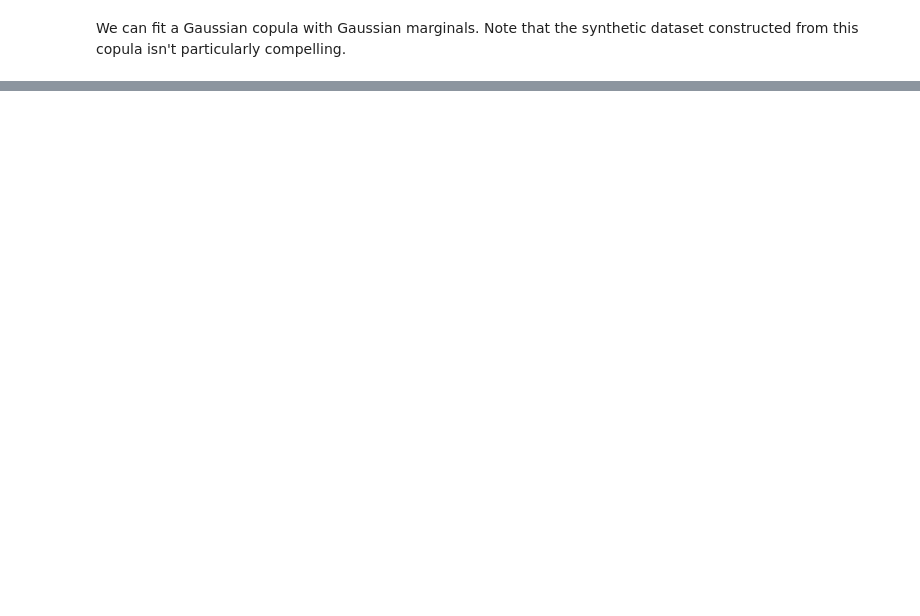
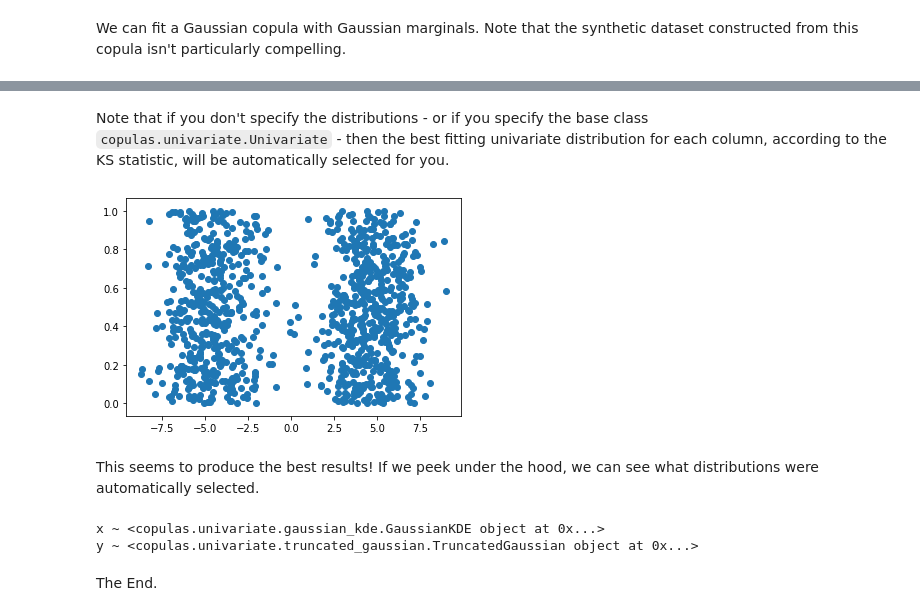
Before and after one commit to sdv-dev/Copulas, a Jupyter notebook: examples/2_gaussian_copula.ipynb, the cells around one changed output, grey strips where cells are left out. Drawn from its saved outputs; the diff is of its cells as text; code cells hidden in the pictures; blank space fills up the shorter version.

```diff
--- a/examples/2_gaussian_copula.ipynb
+++ b/examples/2_gaussian_copula.ipynb
@@ -37,0 +41,19 @@ plt.scatter(synthetic["x"], synthetic["y"]);
+# %% [markdown]
+Note that if you don't specify the distributions - or if you specify the base class `copulas.univariate.Univariate` - then the best fitting univariate distribution for each column, according to the KS statistic, will be automatically selected for you.
+# %%
+model = GaussianMultivariate()
+model.fit(dataset)
+synthetic = model.sample(1000)
+plt.scatter(synthetic["x"], synthetic["y"]);
+# %% [output]
+[figure, added]
+# %% [markdown]
+This seems to produce the best results! If we peek under the hood, we can see what distributions were automatically selected.
+# %%
+for key, value in model.distribs.items():
+    print(key, "~", value._instance)
+# %% [output]
+x ~ <copulas.univariate.gaussian_kde.GaussianKDE object at 0x...>
+y ~ <copulas.univariate.truncated_gaussian.TruncatedGaussian object at 0x...>
+# %% [markdown]
+The End.
```
Also changed, not shown: parts of 4 cells of this notebook, 4 other files.
